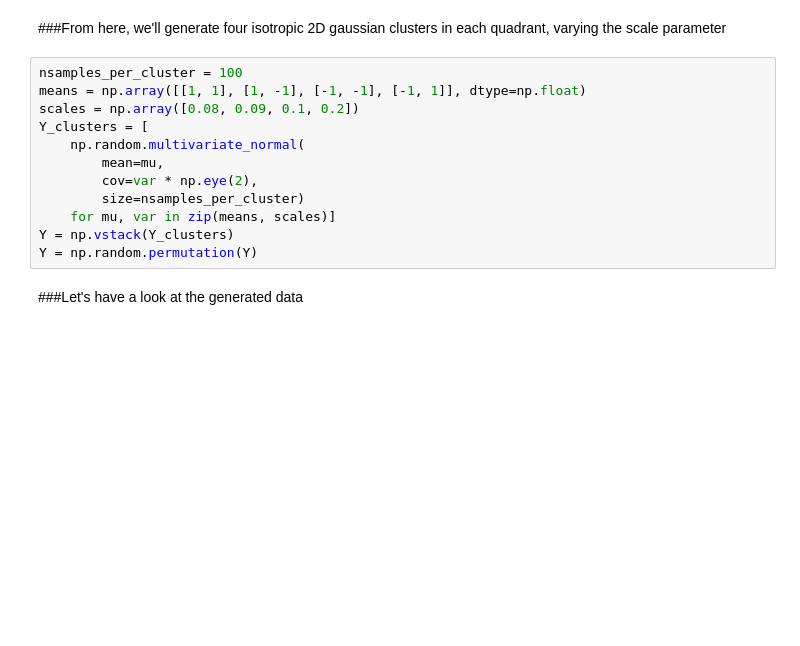
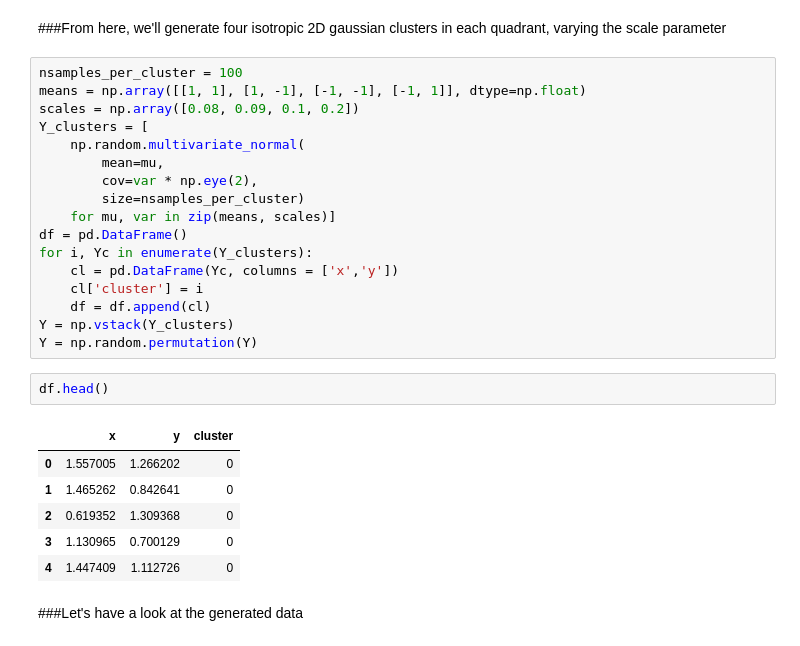
Before and after one commit to datamicroscopes/kernels, a Jupyter notebook: examples/gauss2d.ipynb, the cells around one changed output. Drawn from its saved outputs; the diff is of its cells as text; blank space fills up the shorter version.

```diff
--- a/examples/gauss2d.ipynb
+++ b/examples/gauss2d.ipynb
@@ -29,7 +34,21 @@ Y_clusters = [
         cov=var * np.eye(2),
         size=nsamples_per_cluster)
     for mu, var in zip(means, scales)]
+df = pd.DataFrame()
+for i, Yc in enumerate(Y_clusters):
+    cl = pd.DataFrame(Yc, columns = ['x','y'])
+    cl['cluster'] = i
+    df = df.append(cl)
 Y = np.vstack(Y_clusters)
 Y = np.random.permutation(Y)
+# %%
+df.head()
+# %% [output]
+|  | x | y | cluster |
+| 0 | 1.557005 | 1.266202 | 0 |
+| 1 | 1.465262 | 0.842641 | 0 |
+| 2 | 0.619352 | 1.309368 | 0 |
+| 3 | 1.130965 | 0.700129 | 0 |
+| 4 | 1.447409 | 1.112726 | 0 |
 # %% [markdown]
 ###Let's have a look at the generated data
```
Also changed, not shown: parts of 11 cells of this notebook.
